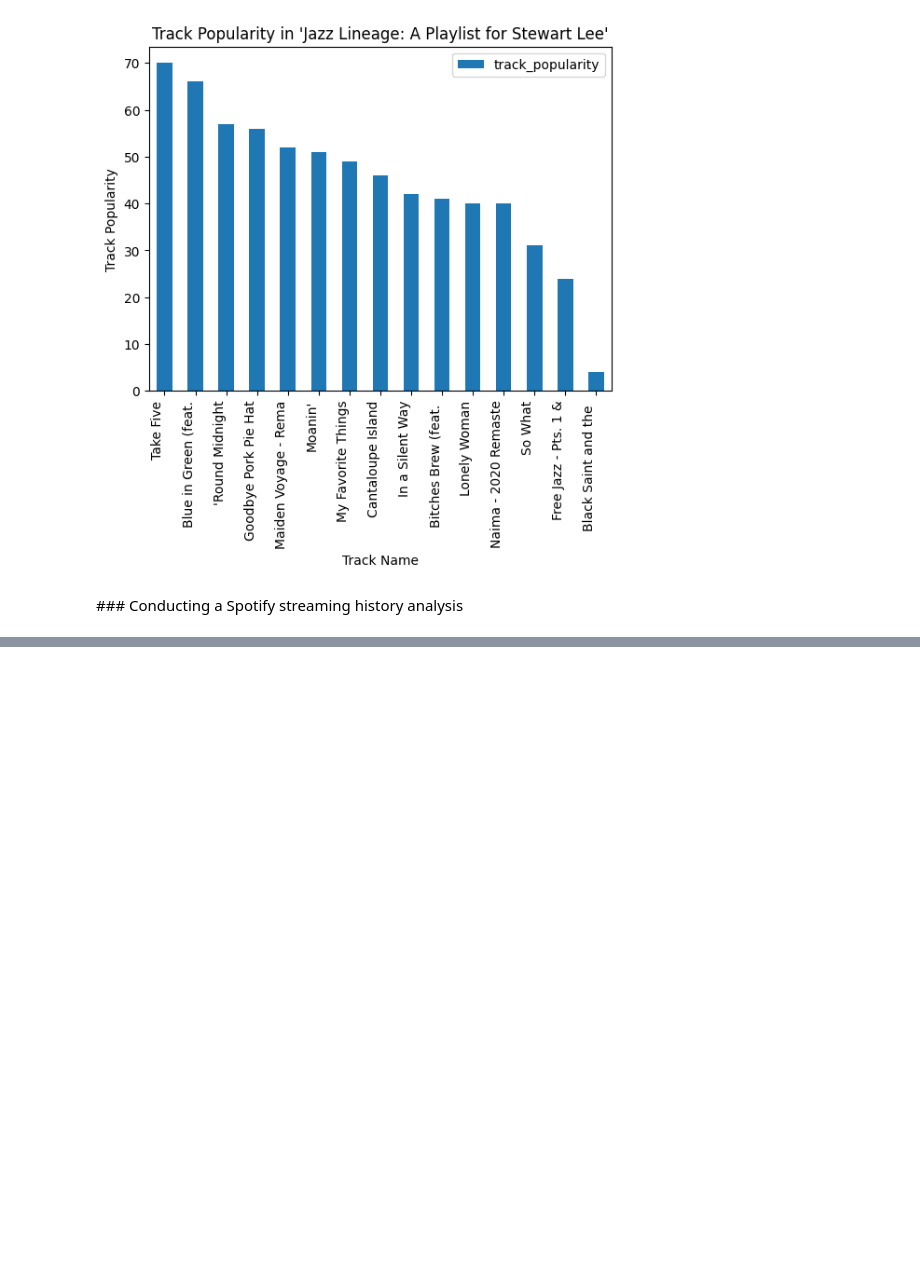
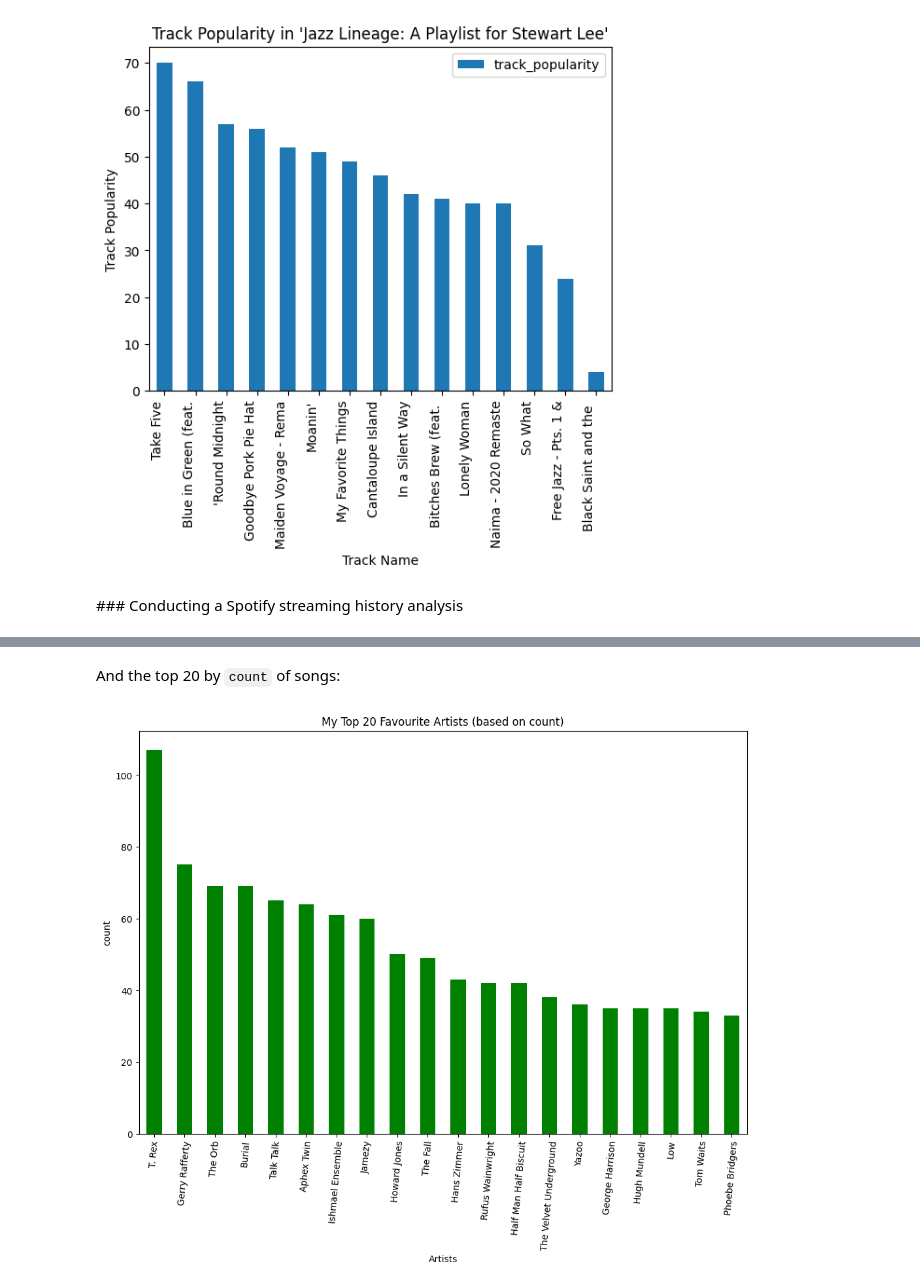
Before and after one commit to malminhas/spotify, a Jupyter notebook: spotify_playbook.ipynb, the cells around one changed output, grey strips where cells are left out. Cells and saved outputs as stored; diff of their text form; code cells hidden in the pictures; blank space fills up the shorter version.

```diff
--- a/spotify_playbook.ipynb
+++ b/spotify_playbook.ipynb
@@ -119,0 +191,8 @@ See [here](https://github.com/jayeshironside/Spotify-Streaming-history-analysis)
+# %% [markdown]
+And the top 20 by `count` of songs:
+# %%
+N = 20
+top_artist_count_df = stream_df.groupby(['artistName'])['count'].sum().sort_values(ascending=False)
+plotByValue(top_artist_count_df, 'count', N=N)
+# %% [output]
+[figure, added]
```
Also changed, not shown: parts of 20 cells of this notebook.
